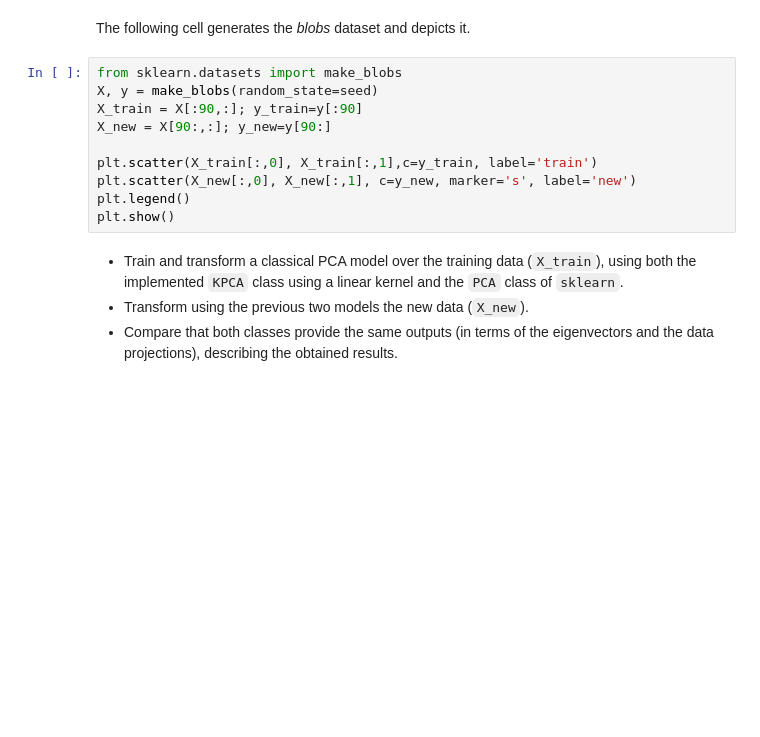
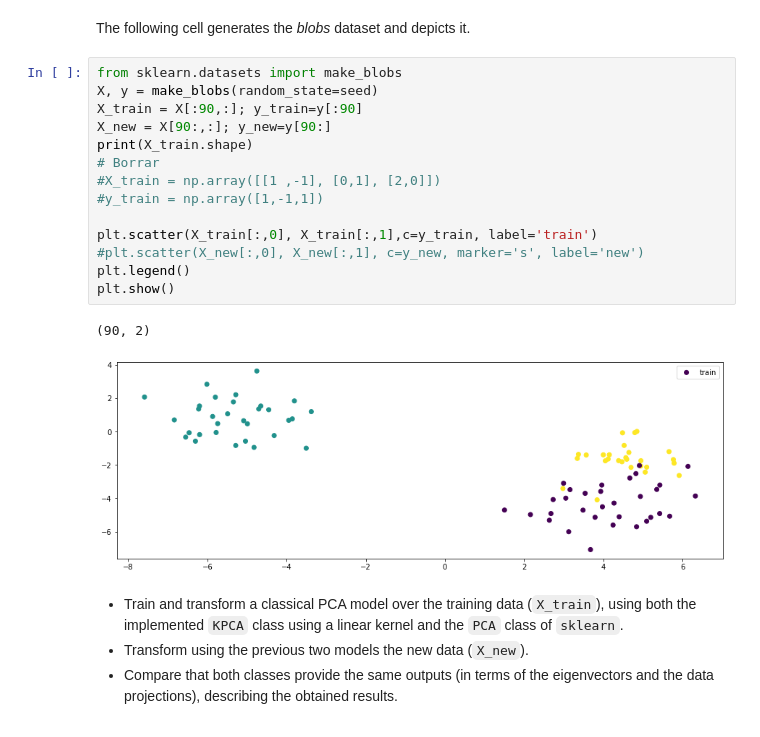
Before and after one commit to BlancaCC/MetodoAvanzadosAprendizajeAutomatico, a Jupyter notebook: DimensionReduction/MAAA-22_23-KPCA_Qst.ipynb, the cells around one changed output. Cells and saved outputs as stored; diff of their text form; blank space fills up the shorter version.

```diff
--- a/DimensionReduction/MAAA-22_23-KPCA_Qst.ipynb
+++ b/DimensionReduction/MAAA-22_23-KPCA_Qst.ipynb
@@ -185,13 +169,20 @@ The following cell generates the *blobs* dataset and depicts it.
 # %%
 from sklearn.datasets import make_blobs
 X, y = make_blobs(random_state=seed)
 X_train = X[:90,:]; y_train=y[:90]
 X_new = X[90:,:]; y_new=y[90:]
+print(X_train.shape)
+# Borrar
+#X_train = np.array([[1 ,-1], [0,1], [2,0]])
+#y_train = np.array([1,-1,1])
 
 plt.scatter(X_train[:,0], X_train[:,1],c=y_train, label='train')
-plt.scatter(X_new[:,0], X_new[:,1], c=y_new, marker='s', label='new')
+#plt.scatter(X_new[:,0], X_new[:,1], c=y_new, marker='s', label='new')
 plt.legend()
 plt.show()
+# %% [output]
+(90, 2)
+[figure, added]
 # %% [markdown]
 <div class="qst">
 
```
Also changed, not shown: parts of 7 cells of this notebook.
